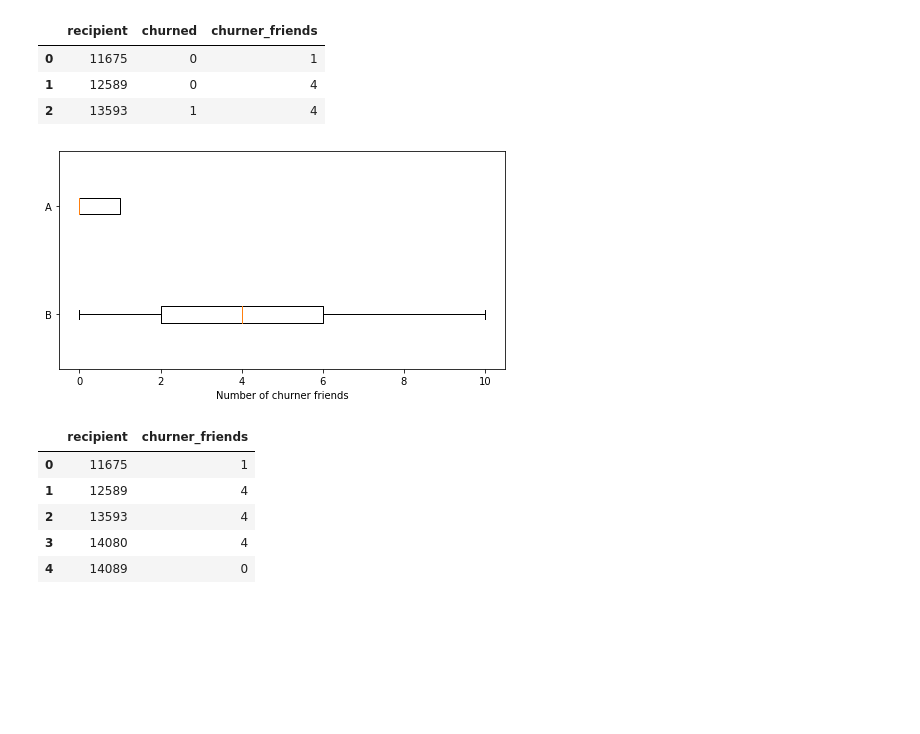
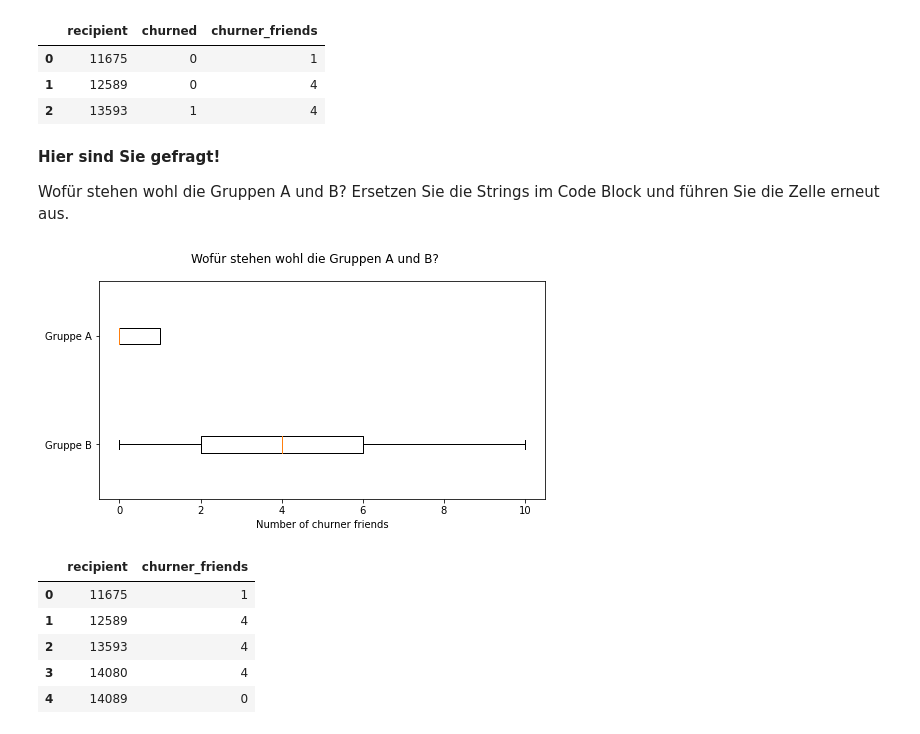
Before and after one commit to robenimmersatt/ml_workshop2020_final, a Jupyter notebook: churn_classification_with_friends.ipynb, the cells around one changed output. Cells and saved outputs as stored; diff of their text form; code cells hidden in the pictures; blank space fills up the shorter version.

```diff
--- a/churn_classification_with_friends.ipynb
+++ b/churn_classification_with_friends.ipynb
@@ -162,18 +162,23 @@ y_data.head(3)
 | 0 | 11675 | 0 | 1 |
 | 1 | 12589 | 0 | 4 |
 | 2 | 13593 | 1 | 4 |
+# %% [markdown]
+**Hier sind Sie gefragt!**
+
+Wofür stehen wohl die Gruppen A und B? Ersetzen Sie die Strings im Code Block und führen Sie die Zelle erneut aus.
 # %%
 fig, ax = plt.subplots()
 fig.set_size_inches(8,4)
 
-labels=["B", "A"]
+labels=["Gruppe B", "Gruppe A"]
 
 data = [y_data["churner_friends"], y_data["churned"]]
 
 ax.boxplot(data, labels=labels, vert=False)
 ax.set_xlabel("Number of churner friends")
+fig.suptitle("Wofür stehen wohl die Gruppen A und B?")
 plt.show()
 # %% [output]
-[figure, old version]
+[figure, new version]
 # %%
 friends = y_data.iloc[:,[0,2]]
```
Also changed, not shown: parts of 11 cells of this notebook.
